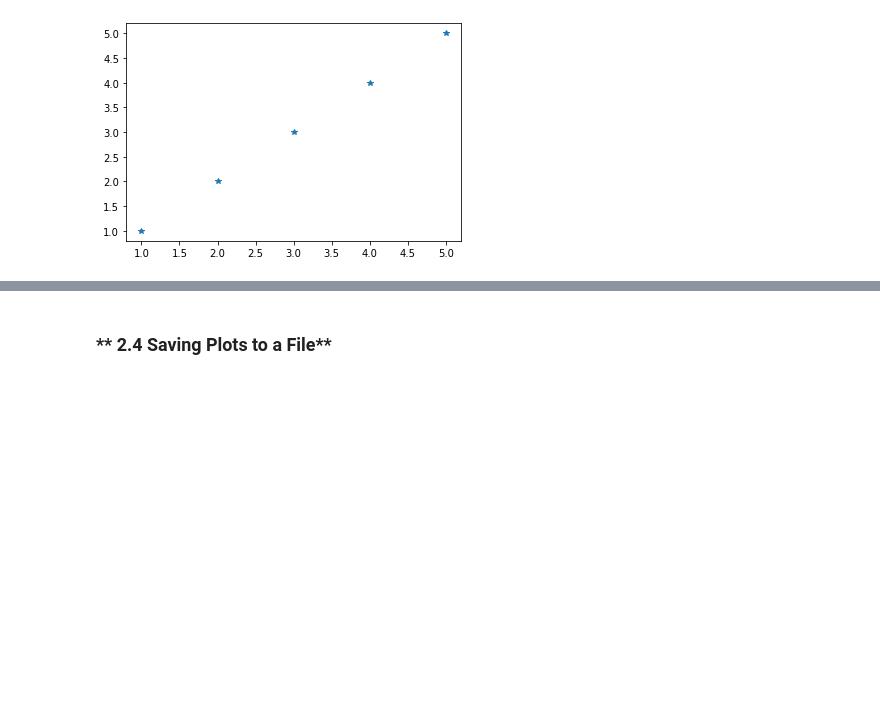
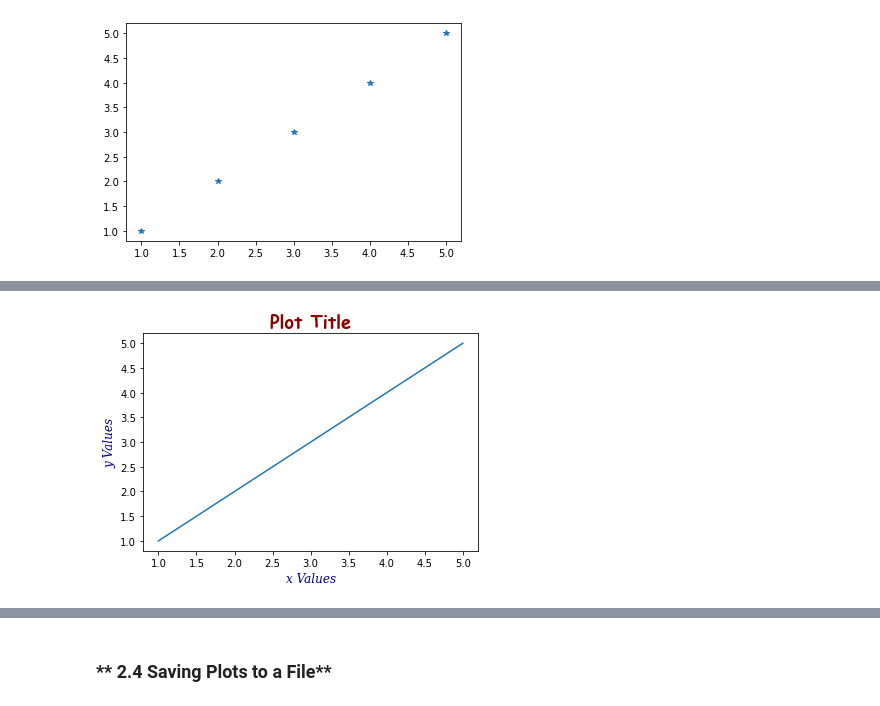
Before and after one commit to ssteffens/fundamentals-data-analysis-assessment, a Jupyter notebook: pyplot.ipynb, the cells around one changed output, grey strips where cells are left out. Cells and saved outputs as stored; diff of their text form; code cells hidden in the pictures; blank space fills up the shorter version.

```diff
--- a/pyplot.ipynb
+++ b/pyplot.ipynb
@@ -106,0 +162,23 @@ plt.plot(x, y, '*')
+# %%
+# Defining the font dictionary for the title
+font_title = {'family': 'fantasy', 'color': 'darkred', 'weight': 'normal', 'size': 18, 'weight': 'extra bold' }
+
+# Defining the font dicctionary for the x and y labels
+font_label = {'family': 'serif', 'color': 'darkblue', 'weight': 'normal', 'size': 12, 'style': 'italic'}
+
+# Defining arrays for x and y values
+x = [1, 2, 3, 4, 5]
+y = [1, 2, 3, 4, 5]
+
+# Defining the plot title
+plt.title('Plot Title', fontdict=font_title)
+
+# Defining the labels for x and y axis
+plt.xlabel('x Values', fontdict=font_label)
+plt.ylabel('y Values', fontdict=font_label)
+
+# Plotting the x and y values defined above
+plt.plot(x, y)
+plt.show()
+# %% [output]
+[figure, added]
```
Also changed, not shown: parts of 17 cells of this notebook.
